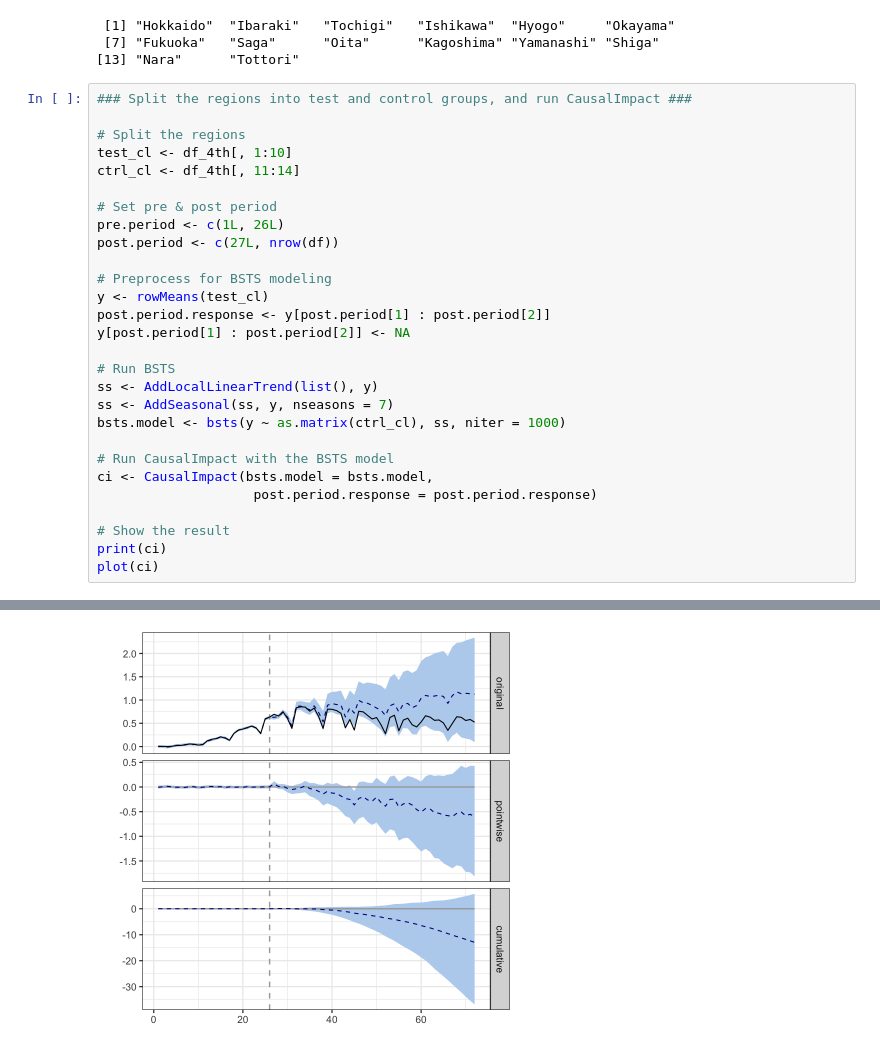
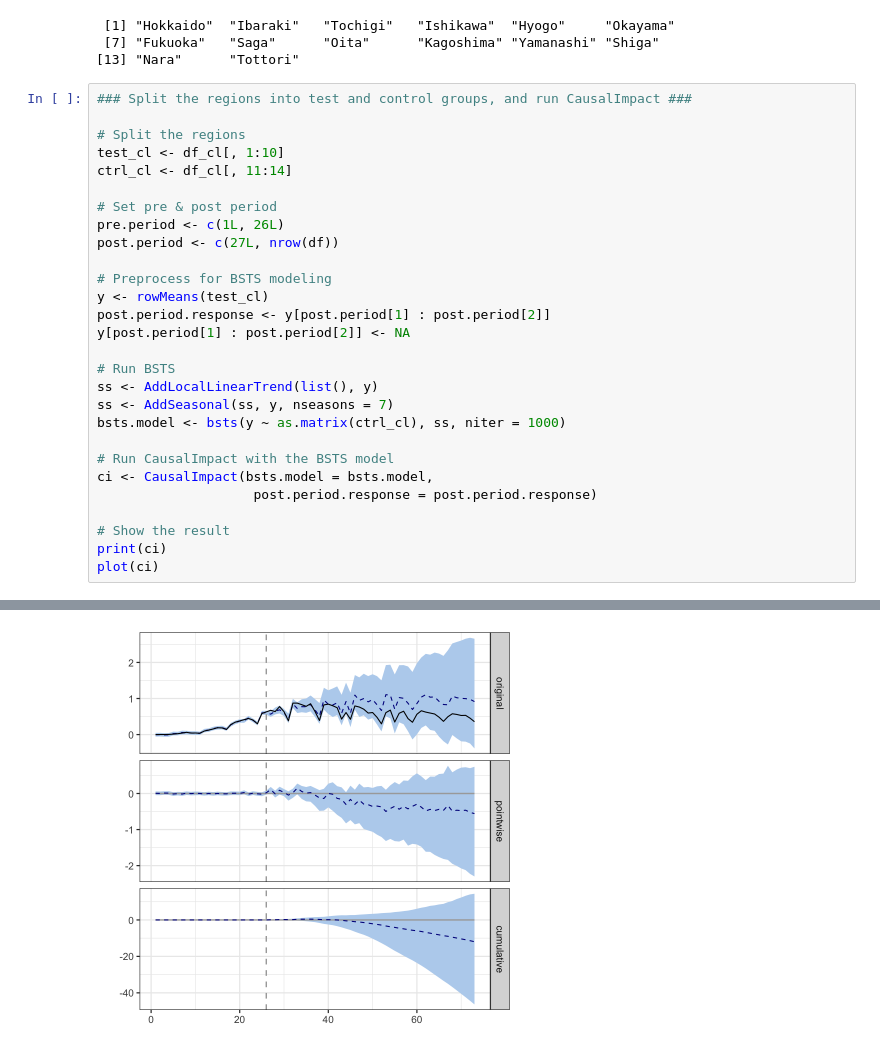
Before and after one commit to ozt-ca/tjo.hatenablog.samples, a Jupyter notebook: r_samples/public_lib/jp/R/Analysis_DID_CausalImpact_Manbou_2022Jan.ipynb, the cells around one changed output, grey strips where cells are left out. Saved outputs shown, nothing was run; the diff lists cells and outputs as text.

```diff
--- a/r_samples/public_lib/jp/R/Analysis_DID_CausalImpact_Manbou_2022Jan.ipynb
+++ b/r_samples/public_lib/jp/R/Analysis_DID_CausalImpact_Manbou_2022Jan.ipynb
@@ -118,8 +118,8 @@ names(df_cl)
 ### Split the regions into test and control groups, and run CausalImpact ###
 
 # Split the regions
-test_cl <- df_4th[, 1:10]
-ctrl_cl <- df_4th[, 11:14]
+test_cl <- df_cl[, 1:10]
+ctrl_cl <- df_cl[, 11:14]
 
 # Set pre & post period
 pre.period <- c(1L, 26L)
@@ -161,3 +161,3 @@ Posterior prob. of a causal effect:  93%
 
 For more details, type: summary(impact, "report")
-[figure, old version]
+[figure, new version]
```
Also changed, not shown: parts of 1 cell of this notebook.
